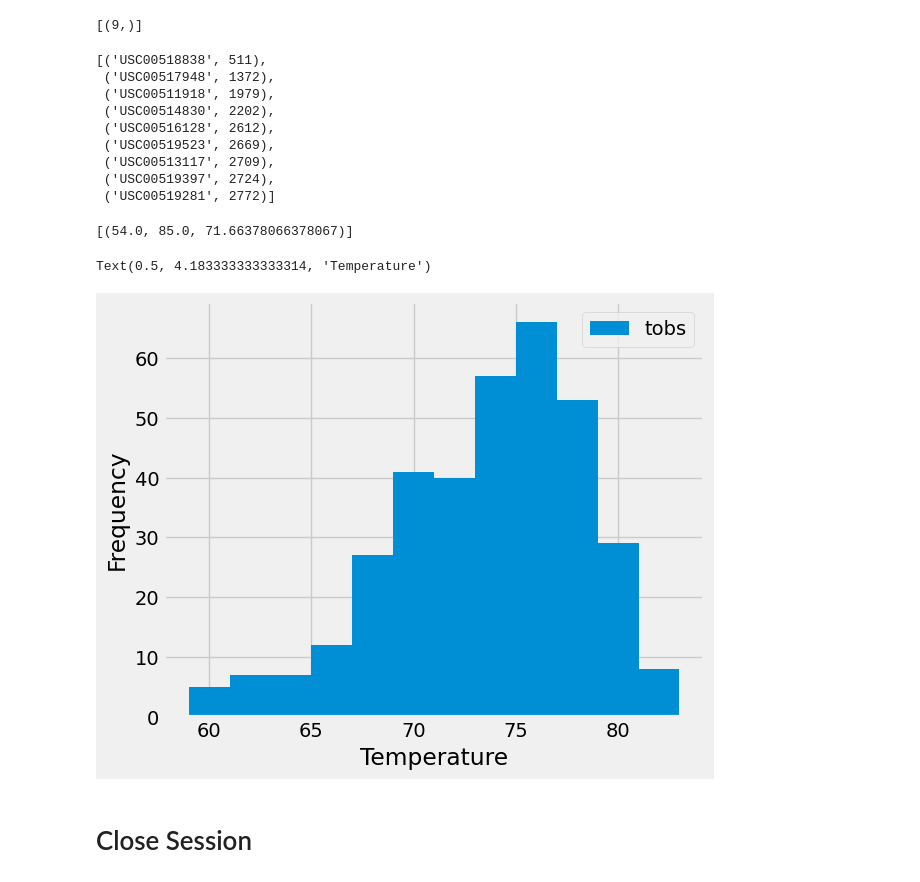
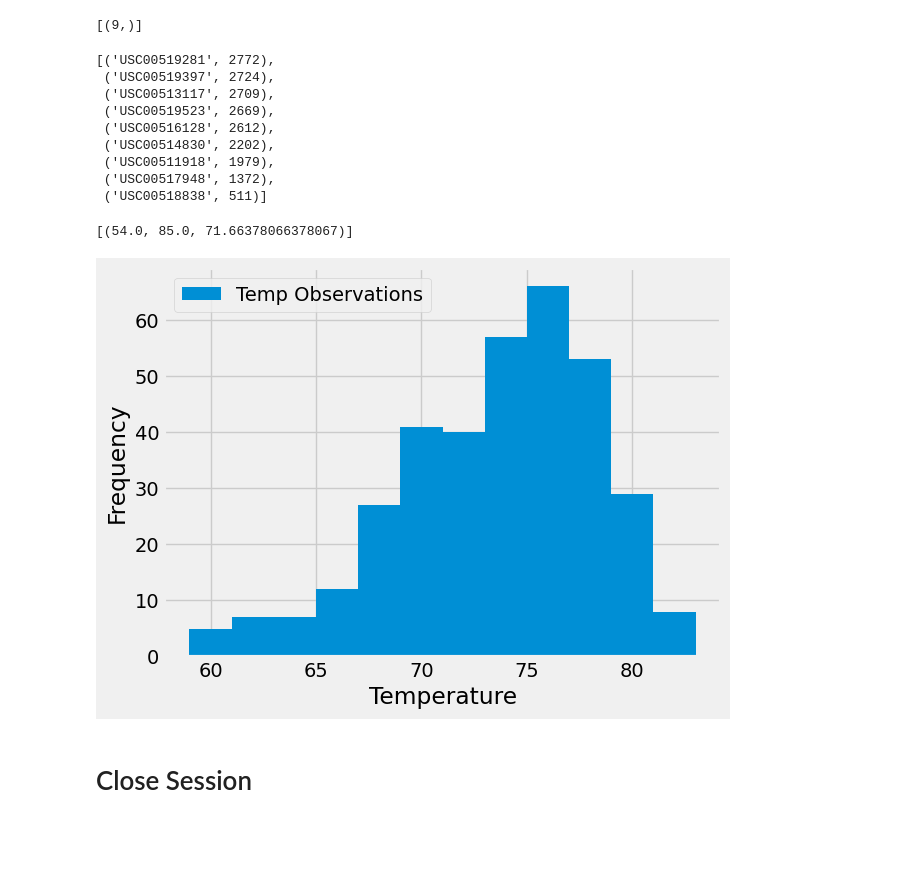
Before and after one commit to vdescioli/sqlalchemy-challenge, a Jupyter notebook: Surfer/climate_main.ipynb, the cells around one changed output. Cells and saved outputs as stored; diff of their text form; code cells hidden in the pictures; blank space fills up the shorter version.

```diff
--- a/Surfer/climate_main.ipynb
+++ b/Surfer/climate_main.ipynb
@@ -88,17 +88,18 @@ session.query(func.count(stat.station)).all()
 # %%
 # Design a query to find the most active stations (i.e. which stations have the most rows?)
 # List the stations and their counts in descending order.
-session.query(measure.station, func.count(measure.date)).\
-    group_by(measure.station).order_by(func.count(measure.date)).all()
+active_stations = session.query(measure.station, func.count(measure.date)).\
+    group_by(measure.station).order_by(func.count(measure.date).desc())
+active_stations.all()
 # %% [output]
-[('USC00518838', 511),
+[('USC00519281', 2772),
+ ('USC00519397', 2724),
+ ('USC00513117', 2709),
+ ('USC00519523', 2669),
+ ('USC00516128', 2612),
+ ('USC00514830', 2202),
+ ('USC00511918', 1979),
  ('USC00517948', 1372),
- ('USC00511918', 1979),
- ('USC00514830', 2202),
- ('USC00516128', 2612),
- ('USC00519523', 2669),
- ('USC00513117', 2709),
- ('USC00519397', 2724),
- ('USC00519281', 2772)]
+ ('USC00518838', 511)]
 # %%
 # Using the most active station id from the previous query, calculate the lowest, highest, and average temperature.
@@ -107,9 +110,14 @@ session.query(measure.station, func.count(measure.date)).\
 # %%
 # Using the most active station id
 # Query the last 12 months of temperature observation data for this station and plot the results as a histogram
+temp_data = session.query(measure.tobs).filter(measure.date >= one_year).\
+    filter(measure.station == 'USC00519281')
+temp_data_df = pd.DataFrame(temp_data, columns=['Temp Observations'])
+temp_data_df.plot.hist(bins=12)
+plt.xlabel('Temperature')
+plt.show()
 # %% [output]
-Text(0.5, 4.183333333333314, 'Temperature')
-[figure, old version]
+[figure, new version]
 # %% [markdown]
 # Close Session
 # %%
```
Also changed, not shown: parts of 1 cell of this notebook.
